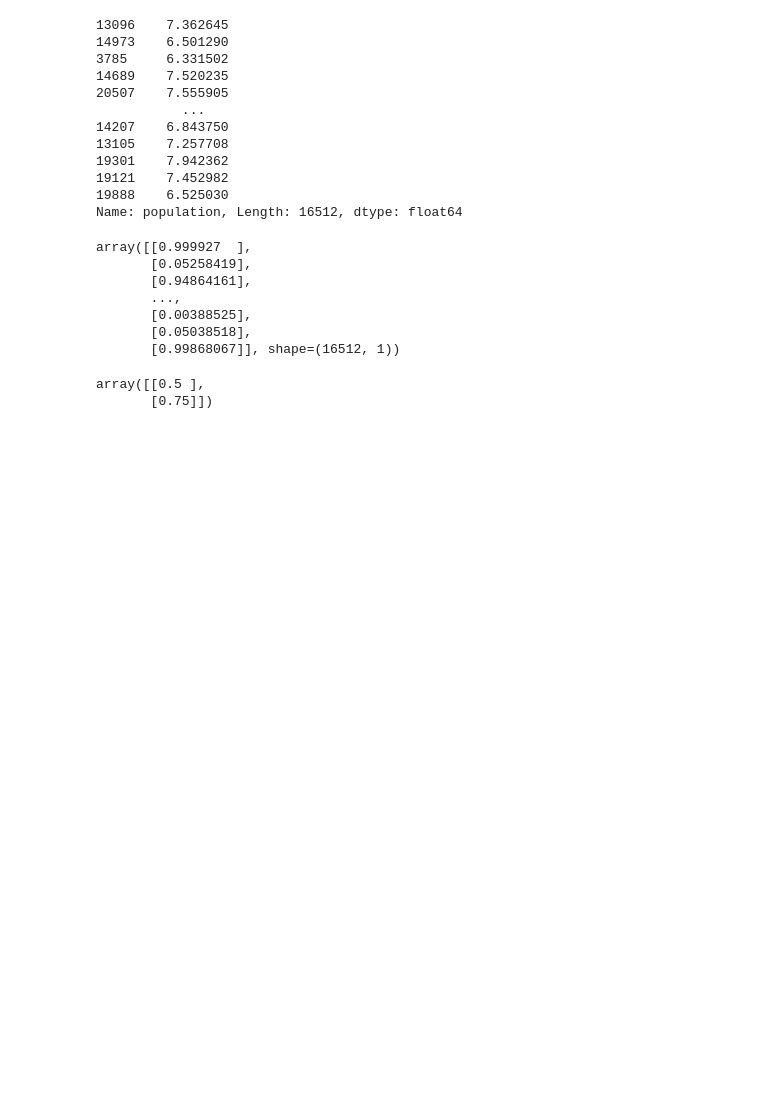
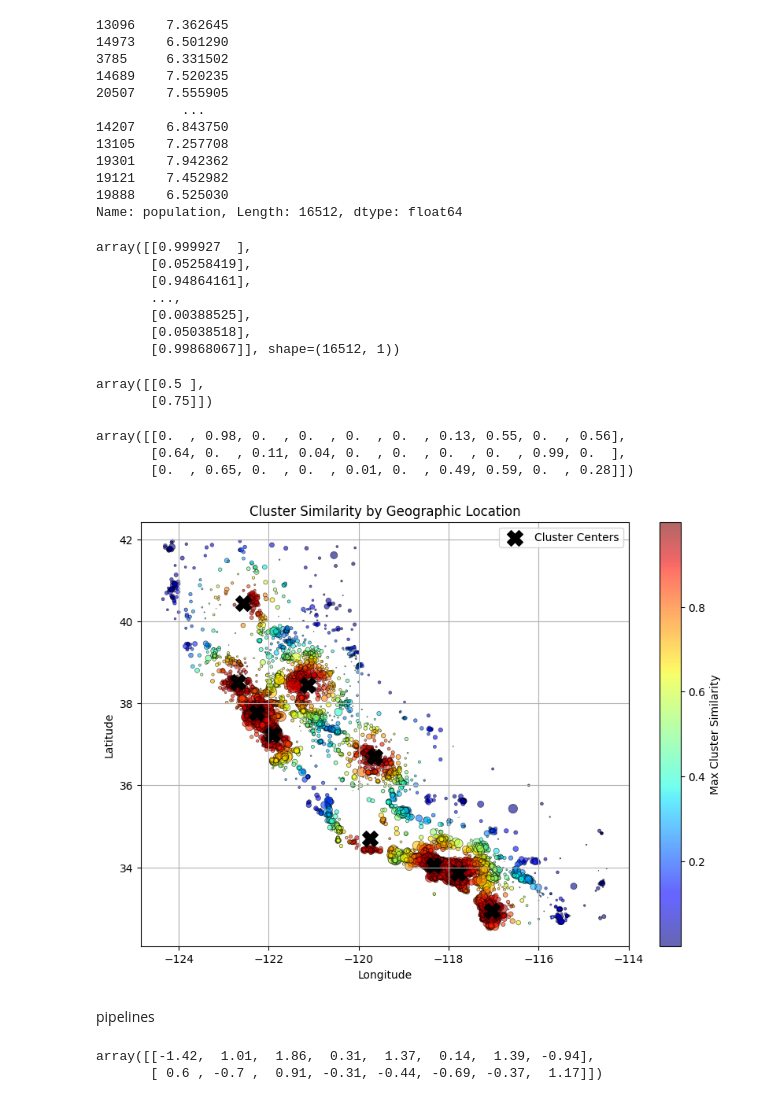
Before and after one commit to amrendra7777/ml, a Jupyter notebook: regression.ipynb, the cells around one changed output. Cells and saved outputs as stored; diff of their text form; code cells hidden in the pictures; blank space fills up the shorter version.

Commit message:
preprocessing pipelines are set up

```diff
--- a/regression.ipynb
+++ b/regression.ipynb
@@ -563,3 +563,45 @@ class ClusterSimilarity(BaseEstimator, TransformerMixin):
 
     def get_feature_names_out(self, names=None):
         return [f"Cluster {i} similarity" for i in range(self.n_clusters)]
+# %%
+cluster_simil = ClusterSimilarity(n_clusters=10, gamma=1., random_state=42)
+similarities = cluster_simil.fit_transform(housing[["latitude", "longitude"]], sample_weight=housing_labels)
+# %%
+similarities[:3].round(2)
+# %% [output]
+array([[0.  , 0.98, 0.  , 0.  , 0.  , 0.  , 0.13, 0.55, 0.  , 0.56],
+       [0.64, 0.  , 0.11, 0.04, 0.  , 0.  , 0.  , 0.  , 0.99, 0.  ],
+       [0.  , 0.65, 0.  , 0.  , 0.01, 0.  , 0.49, 0.59, 0.  , 0.28]])
+# %%
+# Take maximum similarity value per row for color (could also use argmax for cluster assignment)
+similarity_scores = similarities.max(axis=1)
+
+# Plotting
+plt.figure(figsize=(10, 7))
+scatter = plt.scatter(
+    housing["longitude"],
+    housing["latitude"],
+    s=housing["population"] / 100,  # adjust size scale for better visualization
+    c=similarity_scores,
+    cmap="jet",
+    alpha=0.6,
+    edgecolor="k",
+    linewidth=0.5
+)
+
+# Mark cluster centers
+centers = cluster_simil.kmeans_.cluster_centers_
+plt.scatter(centers[:, 1], centers[:, 0],  # note: longitude (x) and latitude (y)
+            marker="X", s=200, c="black", label="Cluster Centers")
+
+plt.xlabel("Longitude")
+plt.ylabel("Latitude")
+plt.title("Cluster Similarity by Geographic Location")
+plt.colorbar(scatter, label="Max Cluster Similarity")
+plt.legend()
+plt.grid(True)
+plt.show()
+# %% [output]
+[figure, added]
+# %% [markdown]
+pipelines
@@ -565,0 +617,6 @@ class ClusterSimilarity(BaseEstimator, TransformerMixin):
+# %%
+housing_num_prepared = num_pipeline.fit_transform(housing_num)
+housing_num_prepared[:2].round(2)
+# %% [output]
+array([[-1.42,  1.01,  1.86,  0.31,  1.37,  0.14,  1.39, -0.94],
+       [ 0.6 , -0.7 ,  0.91, -0.31, -0.44, -0.69, -0.37,  1.17]])
```
Also changed, not shown: parts of 11 cells of this notebook.
